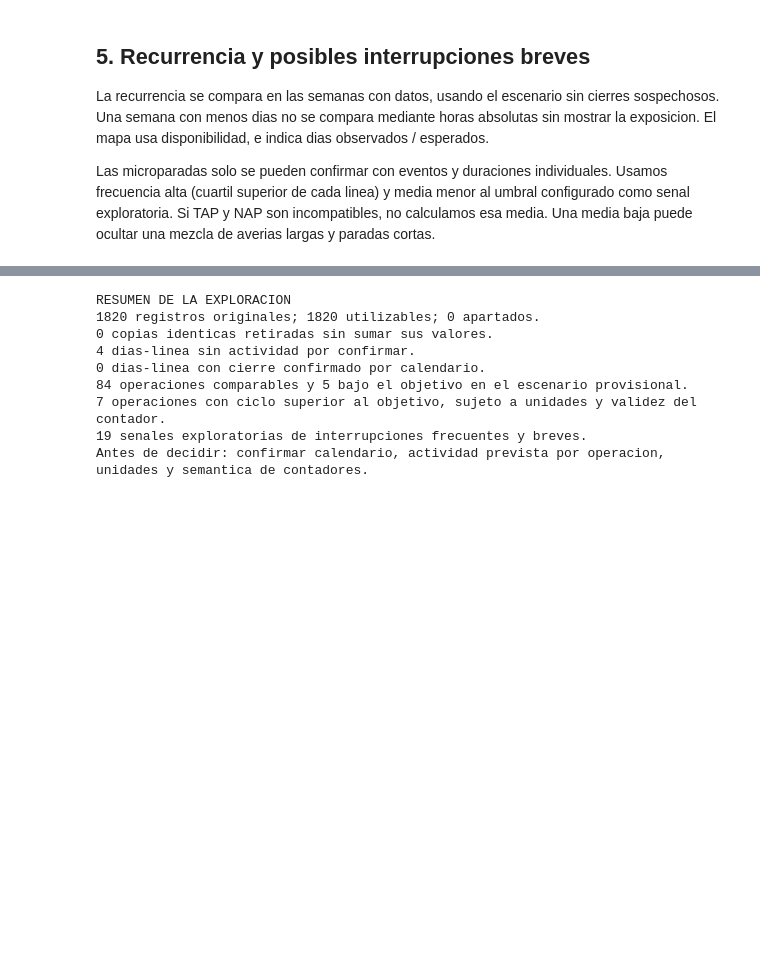
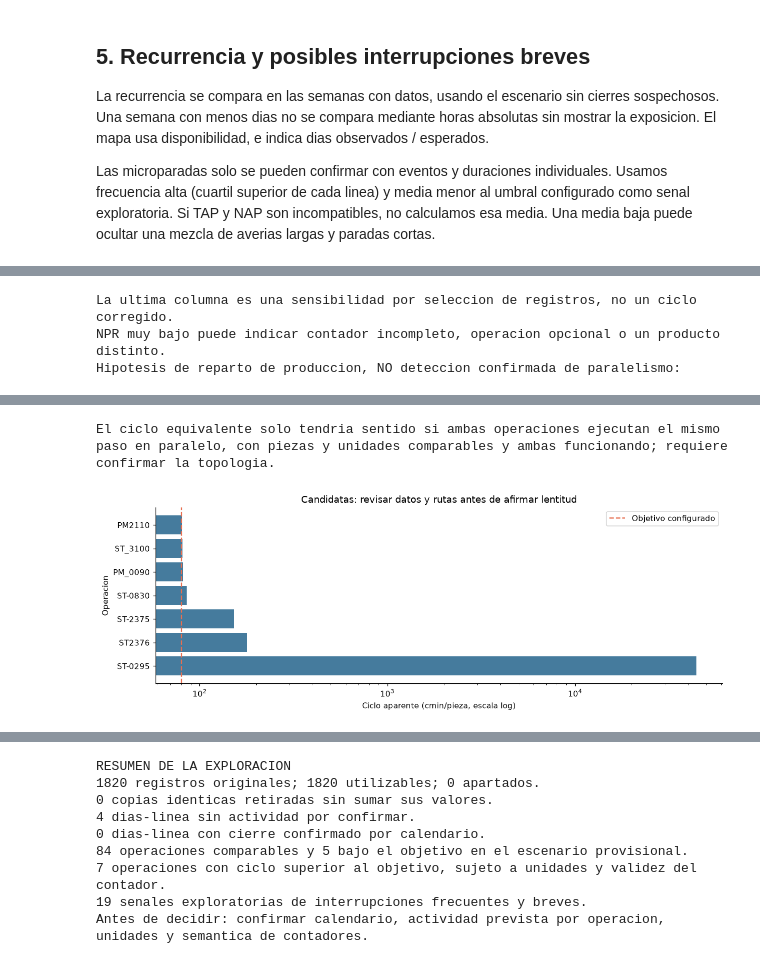
Before and after one commit to AlbertoRodvic/HackathonHORSE, a Jupyter notebook: initial_exploration.ipynb, the cells around one changed output, grey strips where cells are left out. Saved outputs shown, nothing was run; the diff lists cells and outputs as text; code cells hidden in the pictures; blank space fills up the shorter version.

```diff
--- a/initial_exploration.ipynb
+++ b/initial_exploration.ipynb
@@ -581,0 +1128,58 @@ for line, points in stop_candidates.groupby('Linea'):
+# %%
+speed_days = activity_clock.copy()
+speed_days['day_cycle_cmin'] = 6000 * speed_days.TBF / speed_days.NPR.where(speed_days.NPR.gt(0))
+speed_days.loc[speed_days.production_without_runtime | speed_days.TBF.le(0),'day_cycle_cmin'] = np.nan
+speed_period = speed_days.groupby(JOIN_KEYS + ['Orden_OP'],as_index=False)[VALUES].sum()
+speed_period['cycle_cmin'] = 6000 * speed_period.TBF / speed_period.NPR.where(speed_period.NPR.gt(0))
+speed_period['TR'] = speed_period[TIMES].sum(axis=1)
+speed_period['DES_pct'] = 100 * speed_period.DES / speed_period.TR.where(speed_period.TR.gt(0))
+speed_period['SAT_pct'] = 100 * speed_period.SAT / speed_period.TR.where(speed_period.TR.gt(0))
+speed_period['mean_pieces_day'] = speed_period.NPR / speed_days.groupby(JOIN_KEYS).size().reindex(pd.MultiIndex.from_frame(speed_period[JOIN_KEYS])).to_numpy()
+valid_outputs = speed_period.loc[speed_period.NPR.gt(0) & speed_period.TBF.gt(0)]
+line_output_reference = valid_outputs.groupby('Linea').NPR.median().rename('median_operation_pieces')
+speed_period = speed_period.join(line_output_reference,on='Linea')
+speed_period['pieces_vs_line_median'] = speed_period.NPR / speed_period.median_operation_pieces
+profile = speed_days.groupby(JOIN_KEYS).agg(
+    observed_days=('Jour','size'), productive_days=('NPR',lambda s:s.gt(0).sum()),
+    days_cycle_over_target=('day_cycle_cmin',lambda s:s.gt(CYCLE_TARGET_CMIN).sum()),
+    runtime_without_pieces=('runtime_without_production','sum'),
+    production_without_runtime_days=('production_without_runtime','sum'),
+    days_within_6min=('within_six_minutes','sum'),
+    min_daily_NPR=('NPR','min'),max_daily_NPR=('NPR','max'))
+speed_period = speed_period.merge(profile,on=JOIN_KEYS,validate='one_to_one')
+balanced_speed = speed_days.loc[speed_days.within_six_minutes].groupby(JOIN_KEYS)[['TBF','NPR']].sum()
+balanced_speed['cycle_on_balanced_days'] = 6000 * balanced_speed.TBF / balanced_speed.NPR.where(balanced_speed.NPR.gt(0))
+speed_period = speed_period.merge(balanced_speed[['cycle_on_balanced_days']],on=JOIN_KEYS,how='left',validate='one_to_one')
+slow_profile = speed_period.loc[speed_period.cycle_cmin.gt(CYCLE_TARGET_CMIN) & speed_period.production_without_runtime_days.eq(0)].sort_values('cycle_cmin',ascending=False)
+slow_columns = ['Linea','Operacion','Orden_OP','cycle_cmin','days_cycle_over_target','productive_days',
+                'NPR','min_daily_NPR','max_daily_NPR','pieces_vs_line_median','runtime_without_pieces',
+                'DES_pct','SAT_pct','days_within_6min','cycle_on_balanced_days']
+display(slow_profile[slow_columns].round(3))
+print('La ultima columna es una sensibilidad por seleccion de registros, no un ciclo corregido.')
+print('NPR muy bajo puede indicar contador incompleto, operacion opcional o un producto distinto.')
+# Una produccion cercana a la mitad merece revisar rutas antes de comparar con una estacion serial.
+from itertools import combinations
+parallel_hypotheses=[]
+for line, group in slow_profile.loc[slow_profile.pieces_vs_line_median.between(.35,.65)].groupby('Linea'):
+    for (_,a),(_,b) in combinations(group.iterrows(),2):
+        reference_outputs=valid_outputs.loc[valid_outputs.Linea.eq(line) & ~valid_outputs.Operacion.isin([a.Operacion,b.Operacion]),'NPR'].median()
+        ratio=(a.NPR+b.NPR)/reference_outputs
+        if .8 <= ratio <= 1.2:
+            parallel_hypotheses.append({'Linea':line,'Operacion_A':a.Operacion,'Operacion_B':b.Operacion,
+                'Piezas_combinadas':a.NPR+b.NPR,'Mediana_otras_operaciones':reference_outputs,
+                'Ratio_combinado':ratio,'Ciclo_equivalente_hipotetico':1/(1/a.cycle_cmin+1/b.cycle_cmin)})
+parallel_hypotheses=pd.DataFrame(parallel_hypotheses)
+print('Hipotesis de reparto de produccion, NO deteccion confirmada de paralelismo:')
+display(parallel_hypotheses.round(3))
+print('El ciclo equivalente solo tendria sentido si ambas operaciones ejecutan el mismo paso en paralelo, '
+      'con piezas y unidades comparables y ambas funcionando; requiere confirmar la topologia.')
+if not slow_profile.empty:
+    fig,ax=plt.subplots(figsize=(11,4))
+    ax.barh(slow_profile.Operacion,slow_profile.cycle_cmin,color='#457b9d')
+    ax.axvline(CYCLE_TARGET_CMIN,linestyle='--',color='#e76f51',label='Objetivo configurado')
+    ax.set_xscale('log')
+    ax.set(xlabel='Ciclo aparente (cmin/pieza, escala log)',ylabel='Operacion',title='Candidatas: revisar datos y rutas antes de afirmar lentitud')
+    ax.legend()
+    plt.tight_layout()
+    plt.show()
+# %% [output]
@@ -581,0 +1194,3 @@ for line, points in stop_candidates.groupby('Linea'):
+La ultima columna es una sensibilidad por seleccion de registros, no un ciclo corregido.
+NPR muy bajo puede indicar contador incompleto, operacion opcional o un producto distinto.
+Hipotesis de reparto de produccion, NO deteccion confirmada de paralelismo:
@@ -581,0 +1199,2 @@ for line, points in stop_candidates.groupby('Linea'):
+El ciclo equivalente solo tendria sentido si ambas operaciones ejecutan el mismo paso en paralelo, con piezas y unidades comparables y ambas funcionando; requiere confirmar la topologia.
+[figure, added]
```
Also changed, not shown: parts of 21 cells of this notebook, 3 other files.
